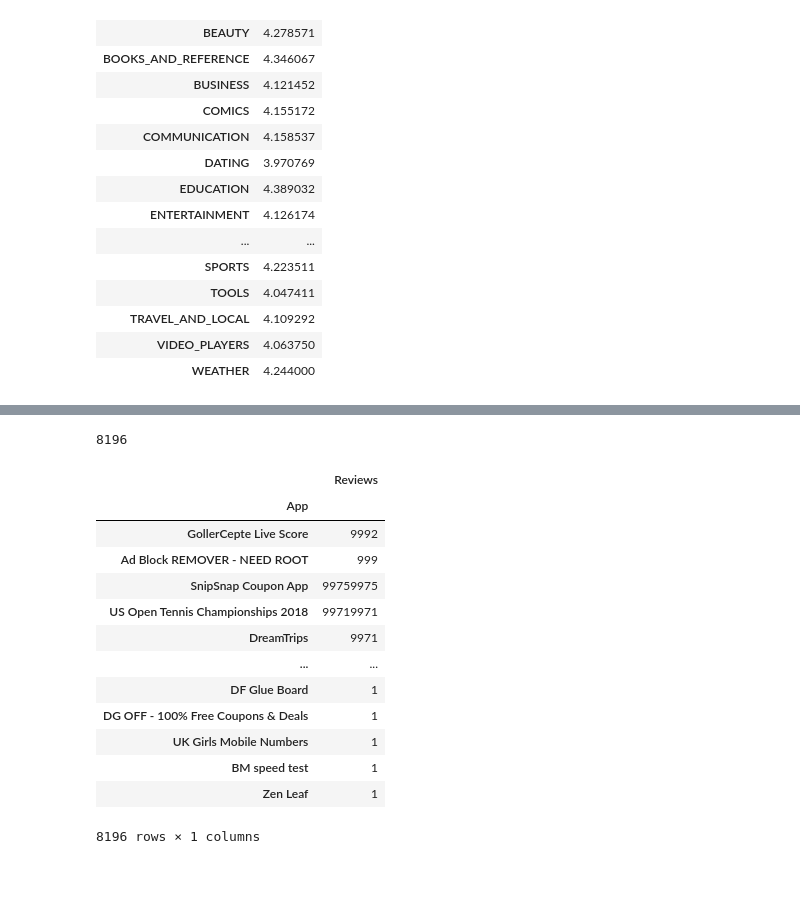
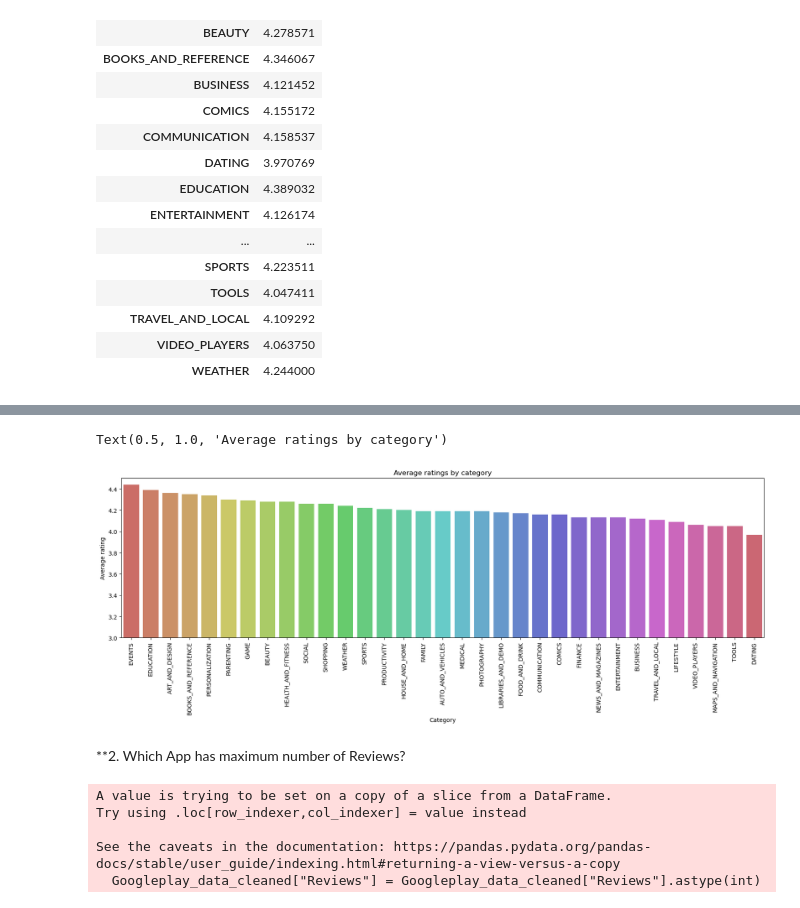
Before and after one commit to Tanya-Qader/google-play-store-project, a Jupyter notebook: Google_Playstore_Cleaning.ipynb, the cells around one changed output, grey strips where cells are left out. Saved outputs shown, nothing was run; the diff lists cells and outputs as text; code cells hidden in the pictures; blank space fills up the shorter version.

```diff
--- a/Google_Playstore_Cleaning.ipynb
+++ b/Google_Playstore_Cleaning.ipynb
@@ -216,22 +194,0 @@ maximum_review
-# %%
-Googleplay_data_cleaned['App'].nunique()
-# %% [output]
-8196
-# %%
-maximum_review = maximum_review.sort_values('Reviews', ascending =False)
-maximum_review
-# %% [output]
-|  | Reviews |
-| App |  |
-| GollerCepte Live Score | 9992 |
-| Ad Block REMOVER - NEED ROOT | 999 |
-| SnipSnap Coupon App | 99759975 |
-| US Open Tennis Championships 2018 | 99719971 |
-| DreamTrips | 9971 |
-| ... | ... |
-| DF Glue Board | 1 |
-| DG OFF - 100% Free Coupons & Deals | 1 |
-| UK Girls Mobile Numbers | 1 |
-| BM speed test | 1 |
-| Zen Leaf | 1 |
-8196 rows × 1 columns
@@ -241,0 +195,22 @@ maximum_review
+# %%
+plt.figure(figsize = (20, 5))
+avg_rating = Average_rating.groupby('Category')['Rating'].mean().round(2).sort_values(ascending = False).reset_index()
+
+fig = sns.barplot(x = avg_rating.Category, y = avg_rating.Rating, palette = 'hls')
+fig.set_xticklabels(fig.get_xticklabels(), rotation = 90)
+plt.ylim(3.0, 4.5)
+plt.ylabel('Average rating')
+plt.title('Average ratings by category')
+# %% [output]
+Text(0.5, 1.0, 'Average ratings by category')
+[figure, added]
+# %% [markdown]
+**2. Which App has maximum number of Reviews?
+# %%
+Googleplay_data_cleaned["Reviews"] = Googleplay_data_cleaned["Reviews"].astype(int)
+# %% [output]
+A value is trying to be set on a copy of a slice from a DataFrame.
+Try using .loc[row_indexer,col_indexer] = value instead
+
+See the caveats in the documentation: https://pandas.pydata.org/pandas-docs/stable/user_guide/indexing.html#returning-a-view-versus-a-copy
+  Googleplay_data_cleaned["Reviews"] = Googleplay_data_cleaned["Reviews"].astype(int)
```
Also changed, not shown: parts of 12 cells of this notebook.
